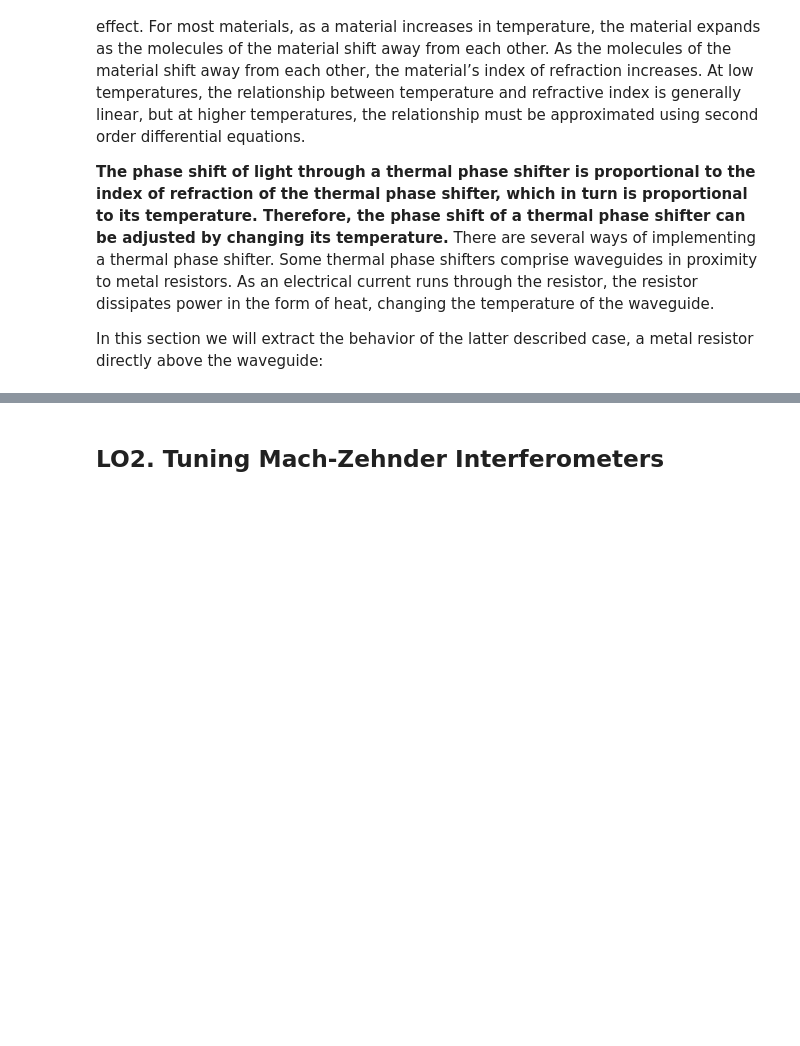
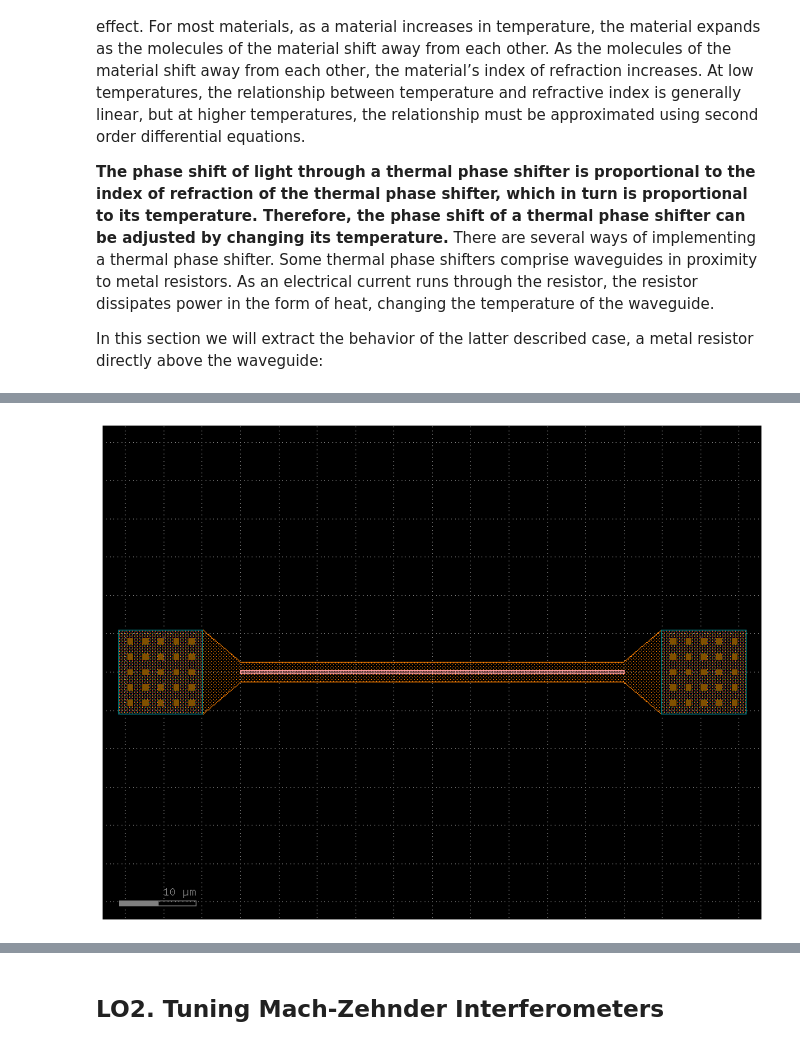
Before and after one commit to cccanvas-upv/ipsp-lab4, a Jupyter notebook: 40_Circuit_Tuning.ipynb, the cells around one changed output, grey strips where cells are left out. Saved outputs shown, nothing was run; the diff lists cells and outputs as text; code cells hidden in the pictures; blank space fills up the shorter version.

```diff
--- a/40_Circuit_Tuning.ipynb
+++ b/40_Circuit_Tuning.ipynb
@@ -60,0 +45,26 @@ s.show()
+# %%
+gf.config.rich_output()
+
+# Shared dimensions for the PDK and FEMWELL - um
+w_core = 0.5
+h_core = 0.22
+w_heater = 2
+h_heater = 0.14
+gap_heater = 2 # From the top of the Si core to the bottom of the heater
+h_clad = 2.8 # Measured from the bottom of the Si core
+h_box = 2
+h_silicon = 0.5 # Reduced substrate thickness to limit the simulation size
+
+# Use a local copy, keeping the Generic PDK unchanged
+PDK = get_generic_pdk().model_copy(deep=True)
+PDK.name = "ipsp_lab4"
+PDK.cross_sections["strip"] = partial(PDK.cross_sections["strip"], width=w_core)
+PDK.cross_sections["heater_metal"] = partial(PDK.cross_sections["heater_metal"], width=w_heater)
+PDK.cross_sections["strip_heater_metal"] = partial(
+    PDK.cross_sections["strip_heater_metal"], width=w_core, heater_width=w_heater
+)
+PDK.activate()
+
+heater = gf.components.straight_heater_metal(length=50)
+heater.plot()
+# %% [output]
@@ -60,0 +72 @@ s.show()
+[figure, added]
```
Also changed, not shown: parts of 22 cells of this notebook, 3 other files.
